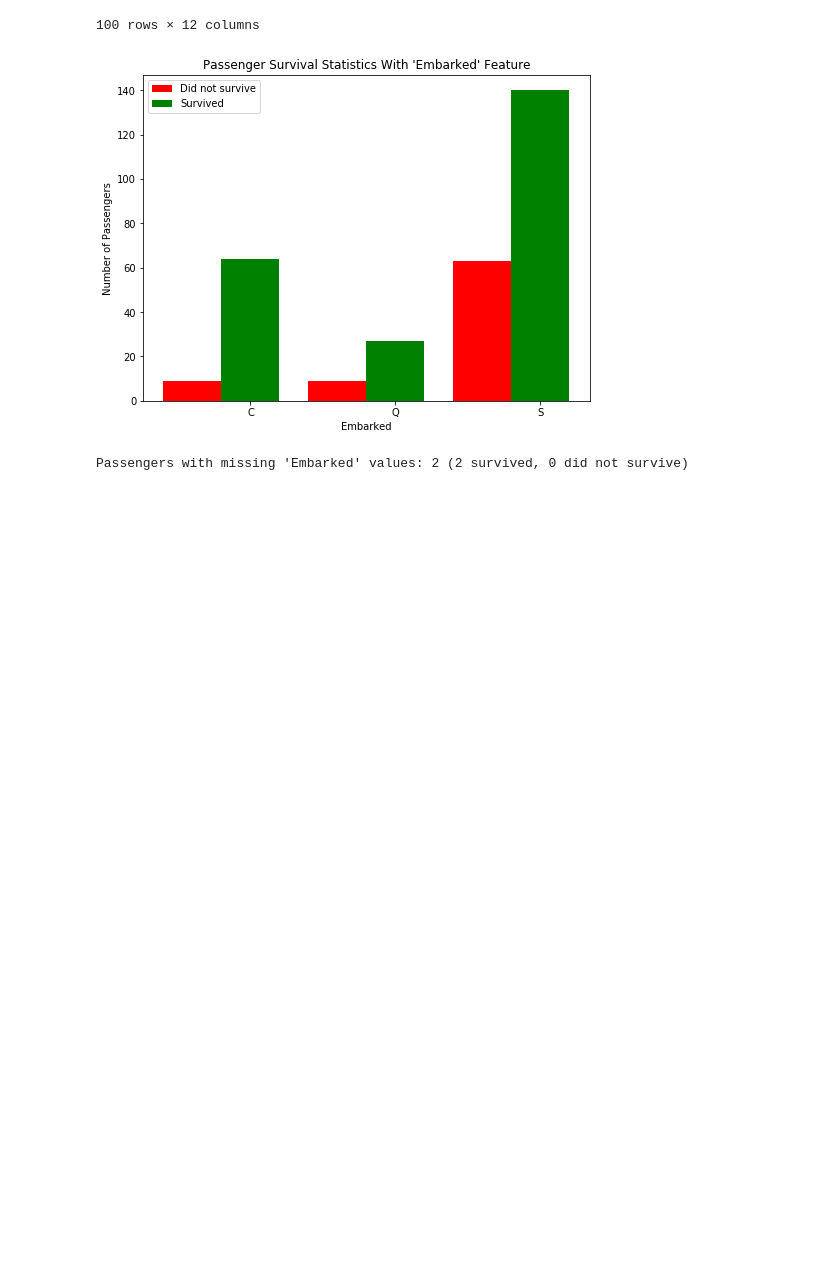
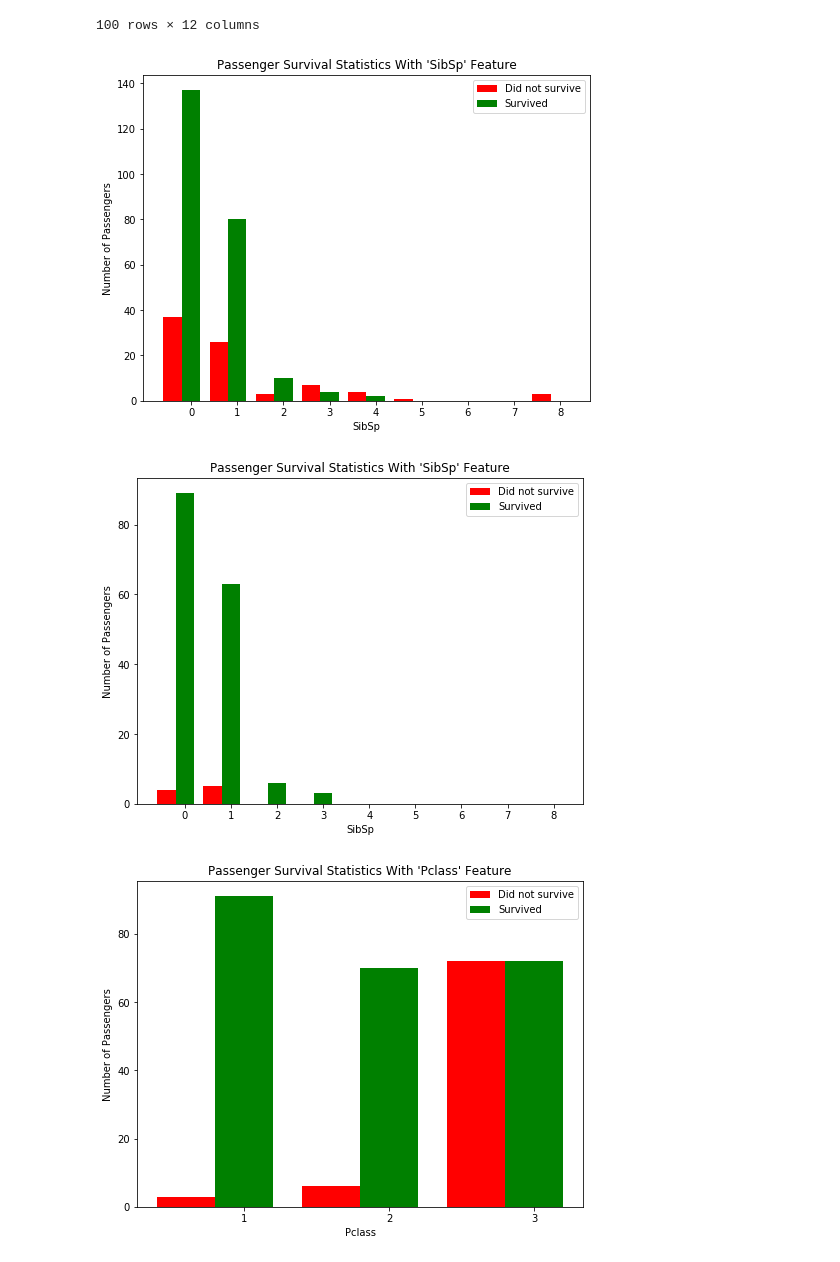
Before and after one commit to talatozkan/machine_learning_projects, a Jupyter notebook: udacity/titanic_survival_exploration/titanic_survival_exploration.ipynb, the cells around one changed output. Cells and saved outputs as stored; diff of their text form; code cells hidden in the pictures; blank space fills up the shorter version.

```diff
--- a/udacity/titanic_survival_exploration/titanic_survival_exploration.ipynb
+++ b/udacity/titanic_survival_exploration/titanic_survival_exploration.ipynb
@@ -32,7 +32,7 @@ import visuals as vs
 
 # Load data set
 # https://github.com/udacity/machine-learning/projects/titanic_survival_exploration/titanic_data.csv
-data_file = 'Data/titanic_data.csv'
+data_file = '_data_titanic_survival_exploration.csv'
 full_data = pd.read_csv(data_file)
 
 # type(full_data) # pandas.core.frame.DataFrame
@@ -242,8 +243,14 @@ display(full_data.head(100))
 | 98 | 99 | 1 | 2 | Doling, Mrs. John T (Ada Julia Bone) | female | 34.00 | 0 | 1 | 231919 | 23.0000 | ... |
 | 99 | 100 | 0 | 2 | Kantor, Mr. Sinai | male | 34.00 | 1 | 0 | 244367 | 26.0000 | ... |
 100 rows × 12 columns
-# %%
-vs.survival_stats(data, outcomes, 'Embarked', ["Sex == 'female'"])
-# %% [output]
-[figure, removed]
-Passengers with missing 'Embarked' values: 2 (2 survived, 0 did not survive)
+# %%
+# vs.survival_stats(data, outcomes, 'Pclass')
+# vs.survival_stats(data, outcomes, 'SibSp')
+vs.survival_stats(data, outcomes, 'SibSp', ["Sex == 'female'"])
+vs.survival_stats(data, outcomes, 'SibSp', ["Sex == 'female'", "Pclass < 3"])
+vs.survival_stats(data, outcomes, 'Pclass', ["Sex == 'female'"])
+vs.survival_stats(data, outcomes, 'Embarked', ["Sex == 'female'", "Pclass >= 3"])
+# %% [output]
+[figure, added]
+[figure, added]
+[figure, added]
```
Also changed, not shown: parts of 6 cells of this notebook.
